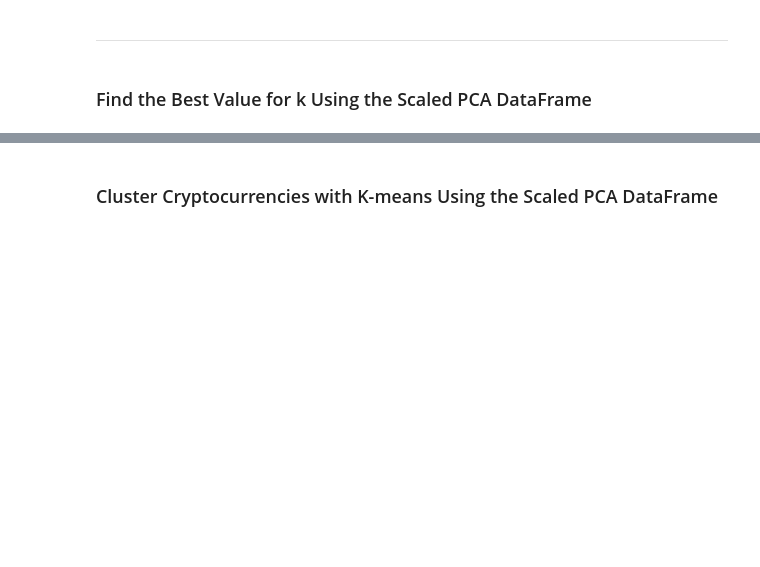
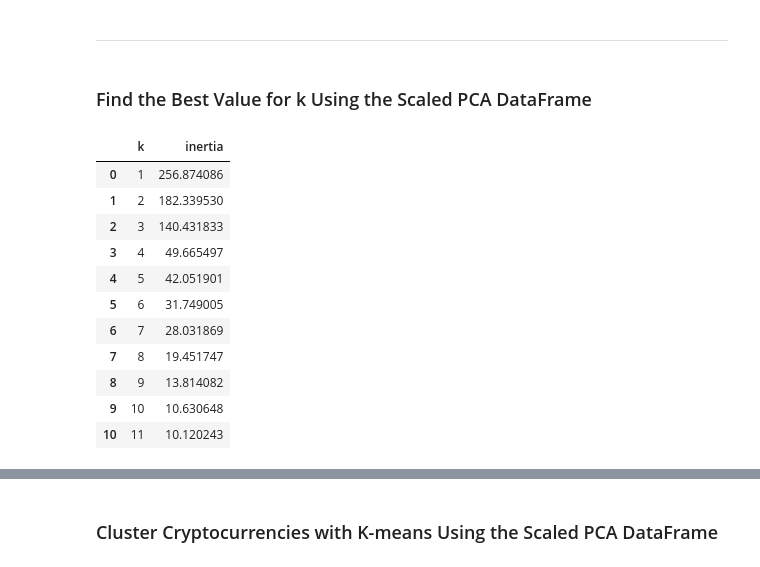
Before and after one commit to juliocezarcarneiro/CryptoClustering, a Jupyter notebook: Crypto_Clustering.ipynb, the cells around one changed output, grey strips where cells are left out. Saved outputs shown, nothing was run; the diff lists cells and outputs as text; code cells hidden in the pictures; blank space fills up the shorter version.

```diff
--- a/Crypto_Clustering.ipynb
+++ b/Crypto_Clustering.ipynb
@@ -261,6 +247,14 @@ WARNING:param.main: text_font_size option not found for scatter plot with bokeh;
 # %%
 # Use the PCA model with `fit_transform` to reduce the original scaled DataFrame
 # down to three principal components.
-
+pca_data = pca.fit_transform(scaled_df)
 
 # View the scaled PCA data
+pca_df = pd.DataFrame(
+    data=pca_data,
+    columns=["PC1", "PC2", "PC3"],
+    index=scaled_df.index
+)
+
+# Print the scaled PCA data
+print(pca_df)
@@ -302,7 +352,28 @@ WARNING:param.main: text_font_size option not found for scatter plot with bokeh;
 # %%
 # Create a dictionary with the data to plot the Elbow curve
+elbow_data = {
+    "k": list(range(1, 12)),
+    "inertia": inertia
+}
 
 # Create a DataFrame with the data to plot the Elbow curve
+elbow_df = pd.DataFrame(elbow_data)
+
+# Display the DataFrame
+display(elbow_df)
+# %% [output]
+|  | k | inertia |
+| 0 | 1 | 256.874086 |
+| 1 | 2 | 182.339530 |
+| 2 | 3 | 140.431833 |
+| 3 | 4 | 49.665497 |
+| 4 | 5 | 42.051901 |
+| 5 | 6 | 31.749005 |
+| 6 | 7 | 28.031869 |
+| 7 | 8 | 19.451747 |
+| 8 | 9 | 13.814082 |
+| 9 | 10 | 10.630648 |
+| 10 | 11 | 10.120243 |
 # %%
 # Plot a line chart with all the inertia values computed with
 # the different values of k to visually identify the optimal value for k.
```
Also changed, not shown: parts of 25 cells of this notebook, 1 other file.
